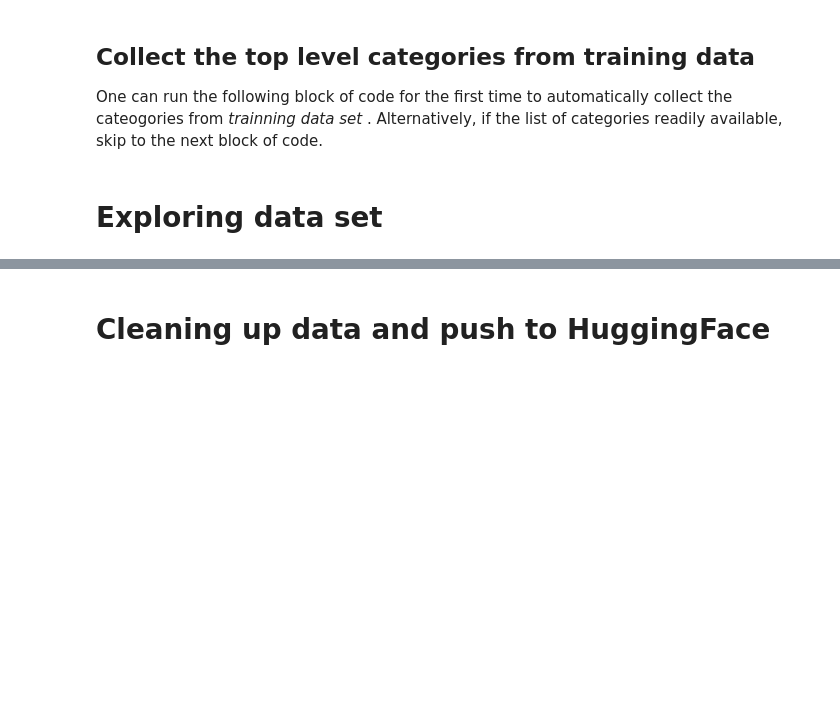
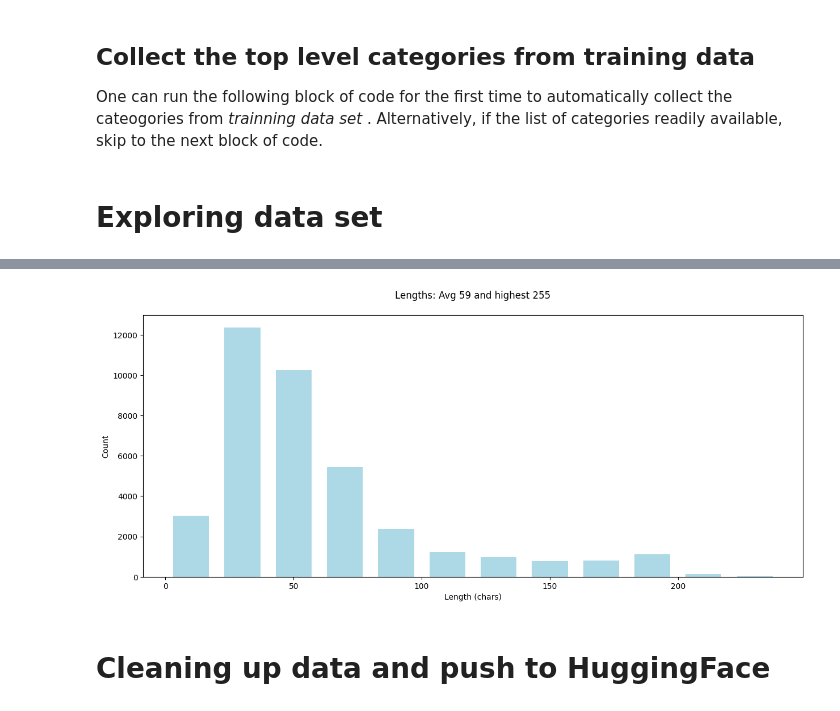
Before and after one commit to alee52/LLM_AgenticAI, a Jupyter notebook: data_curation.ipynb, the cells around one changed output, grey strips where cells are left out. Drawn from its saved outputs; the diff is of its cells as text; code cells hidden in the pictures; blank space fills up the shorter version.

```diff
--- a/data_curation.ipynb
+++ b/data_curation.ipynb
@@ -90,3 +112,13 @@ US 1 Pair Knee Sleeve Compression Brace Support Pads Joint Pain Arthritis Wrap
+# %%
+lengths = [len(item['product_title']) for item in train_ds]
+plt.figure(figsize=(15, 6))
+plt.title(f"Lengths: Avg {sum(lengths)/len(lengths):,.0f} and highest {max(lengths):,}\n")
+plt.xlabel('Length (chars)')
+plt.ylabel('Count')
+plt.hist(lengths, rwidth=0.7, color="lightblue", bins=range(0, 255, 20))
+plt.show()
+# %% [output]
+[figure, added]
 # %% [markdown]
 # Cleaning up data and push to HuggingFace
 # %%
```
Also changed, not shown: parts of 7 cells of this notebook.
